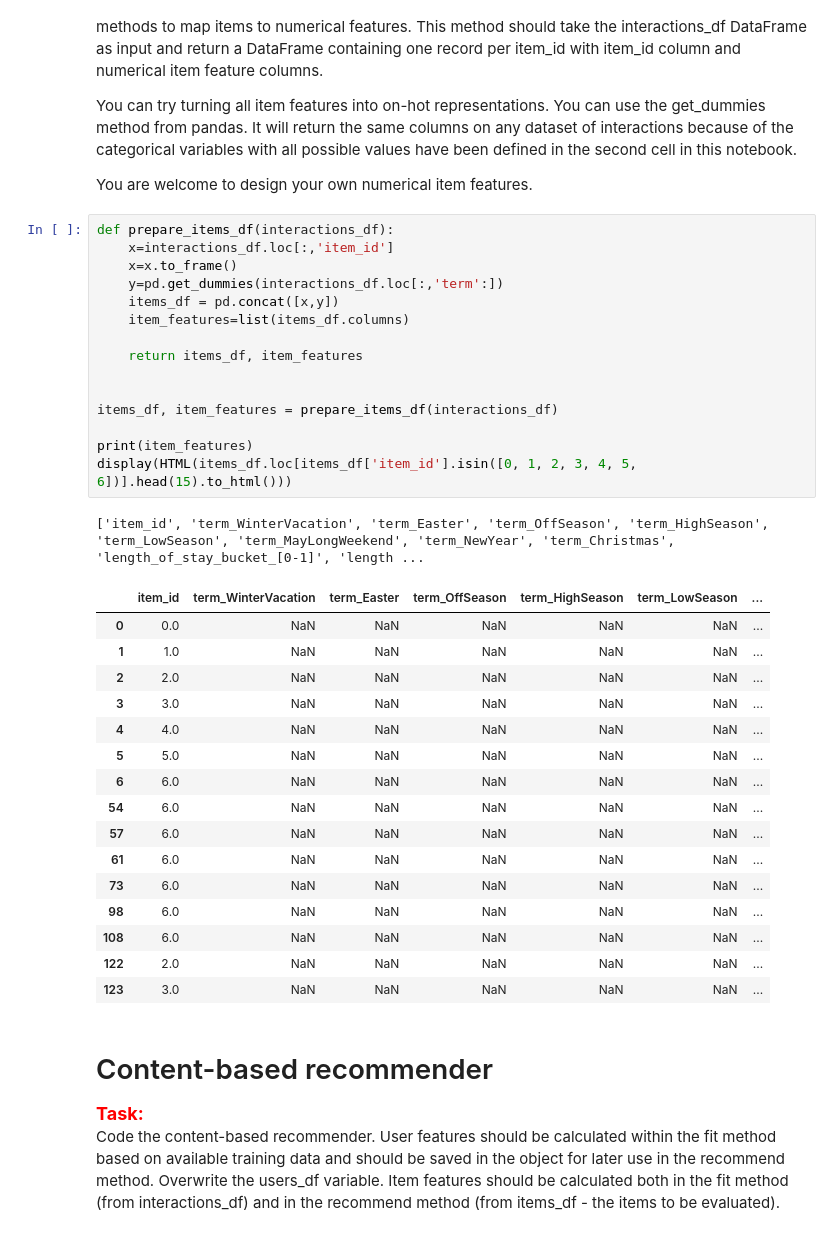
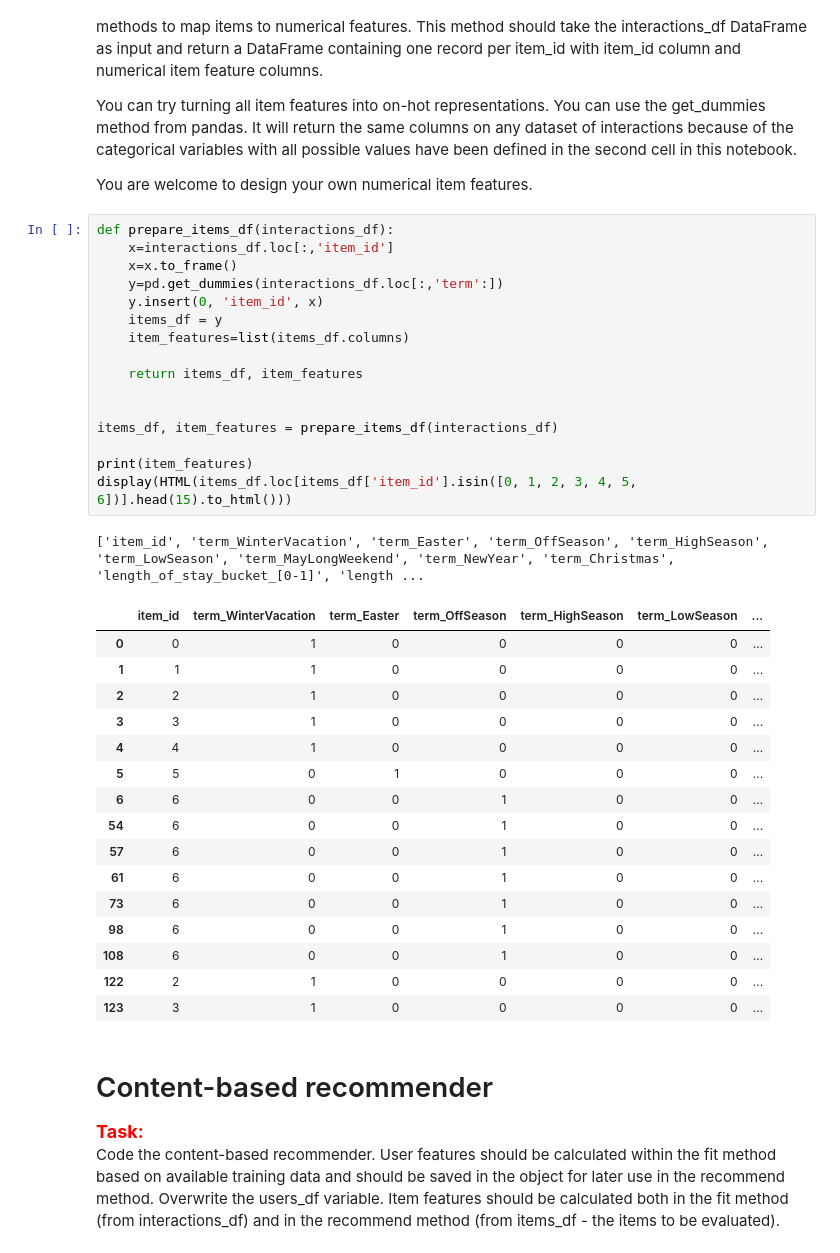
Before and after one commit to JohnyP41/project1, a Jupyter notebook: project_1_recommender_and_evaluation.ipynb, the cells around one changed output. Drawn from its saved outputs; the diff is of its cells as text.

```diff
--- a/project_1_recommender_and_evaluation.ipynb
+++ b/project_1_recommender_and_evaluation.ipynb
@@ -135,36 +139,37 @@ You are welcome to design your own numerical item features.
 # %%
 def prepare_items_df(interactions_df):
     x=interactions_df.loc[:,'item_id']
     x=x.to_frame()
     y=pd.get_dummies(interactions_df.loc[:,'term':])
-    items_df = pd.concat([x,y])
+    y.insert(0, 'item_id', x)
+    items_df = y
     item_features=list(items_df.columns)
 
     return items_df, item_features
 
 
 items_df, item_features = prepare_items_df(interactions_df)
 
 print(item_features)
 display(HTML(items_df.loc[items_df['item_id'].isin([0, 1, 2, 3, 4, 5, 6])].head(15).to_html()))
 # %% [output]
 ['item_id', 'term_WinterVacation', 'term_Easter', 'term_OffSeason', 'term_HighSeason', 'term_LowSeason', 'term_MayLongWeekend', 'term_NewYear', 'term_Christmas', 'length_of_stay_bucket_[0-1]', 'length ...
 |  | item_id | term_WinterVacation | term_Easter | term_OffSeason | term_HighSeason | term_LowSeason | ... |
-| 0 | 0.0 | NaN | NaN | NaN | NaN | NaN | ... |
-| 1 | 1.0 | NaN | NaN | NaN | NaN | NaN | ... |
-| 2 | 2.0 | NaN | NaN | NaN | NaN | NaN | ... |
-| 3 | 3.0 | NaN | NaN | NaN | NaN | NaN | ... |
-| 4 | 4.0 | NaN | NaN | NaN | NaN | NaN | ... |
-| 5 | 5.0 | NaN | NaN | NaN | NaN | NaN | ... |
-| 6 | 6.0 | NaN | NaN | NaN | NaN | NaN | ... |
-| 54 | 6.0 | NaN | NaN | NaN | NaN | NaN | ... |
-| 57 | 6.0 | NaN | NaN | NaN | NaN | NaN | ... |
-| 61 | 6.0 | NaN | NaN | NaN | NaN | NaN | ... |
-| 73 | 6.0 | NaN | NaN | NaN | NaN | NaN | ... |
-| 98 | 6.0 | NaN | NaN | NaN | NaN | NaN | ... |
-| 108 | 6.0 | NaN | NaN | NaN | NaN | NaN | ... |
-| 122 | 2.0 | NaN | NaN | NaN | NaN | NaN | ... |
-| 123 | 3.0 | NaN | NaN | NaN | NaN | NaN | ... |
+| 0 | 0 | 1 | 0 | 0 | 0 | 0 | ... |
+| 1 | 1 | 1 | 0 | 0 | 0 | 0 | ... |
+| 2 | 2 | 1 | 0 | 0 | 0 | 0 | ... |
+| 3 | 3 | 1 | 0 | 0 | 0 | 0 | ... |
+| 4 | 4 | 1 | 0 | 0 | 0 | 0 | ... |
+| 5 | 5 | 0 | 1 | 0 | 0 | 0 | ... |
+| 6 | 6 | 0 | 0 | 1 | 0 | 0 | ... |
+| 54 | 6 | 0 | 0 | 1 | 0 | 0 | ... |
+| 57 | 6 | 0 | 0 | 1 | 0 | 0 | ... |
+| 61 | 6 | 0 | 0 | 1 | 0 | 0 | ... |
+| 73 | 6 | 0 | 0 | 1 | 0 | 0 | ... |
+| 98 | 6 | 0 | 0 | 1 | 0 | 0 | ... |
+| 108 | 6 | 0 | 0 | 1 | 0 | 0 | ... |
+| 122 | 2 | 1 | 0 | 0 | 0 | 0 | ... |
+| 123 | 3 | 1 | 0 | 0 | 0 | 0 | ... |
 # %% [markdown]
 # Content-based recommender
 
```
Also changed, not shown: parts of 3 cells of this notebook, 1 other file.
